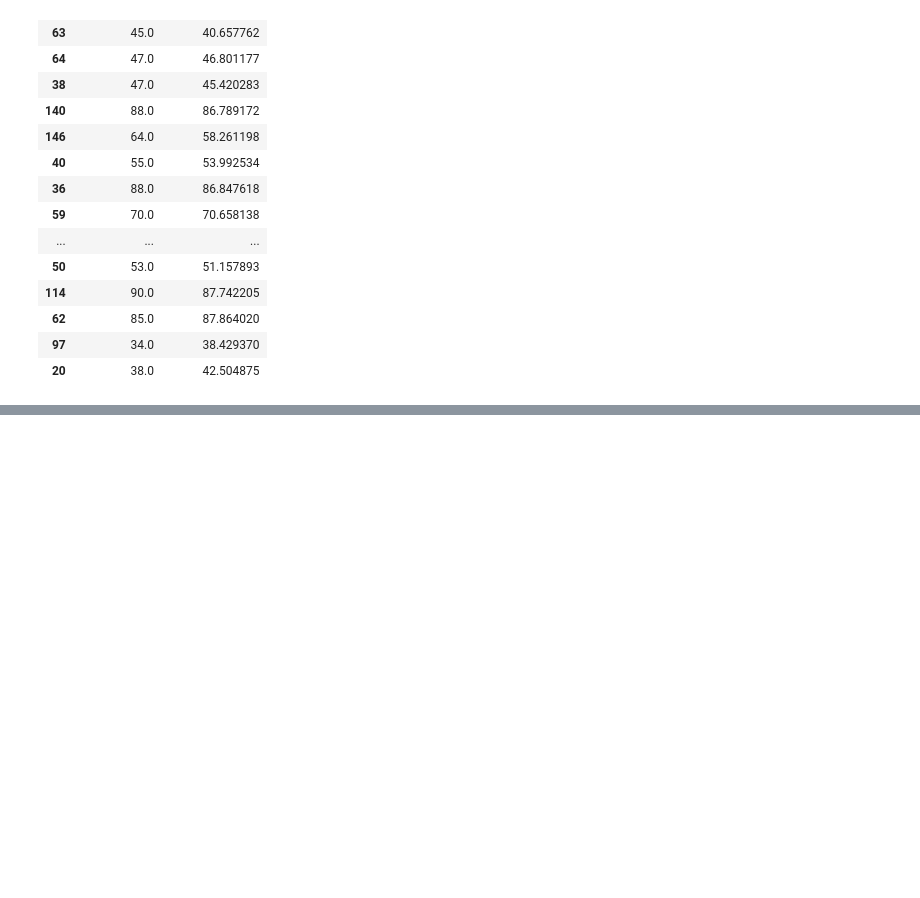
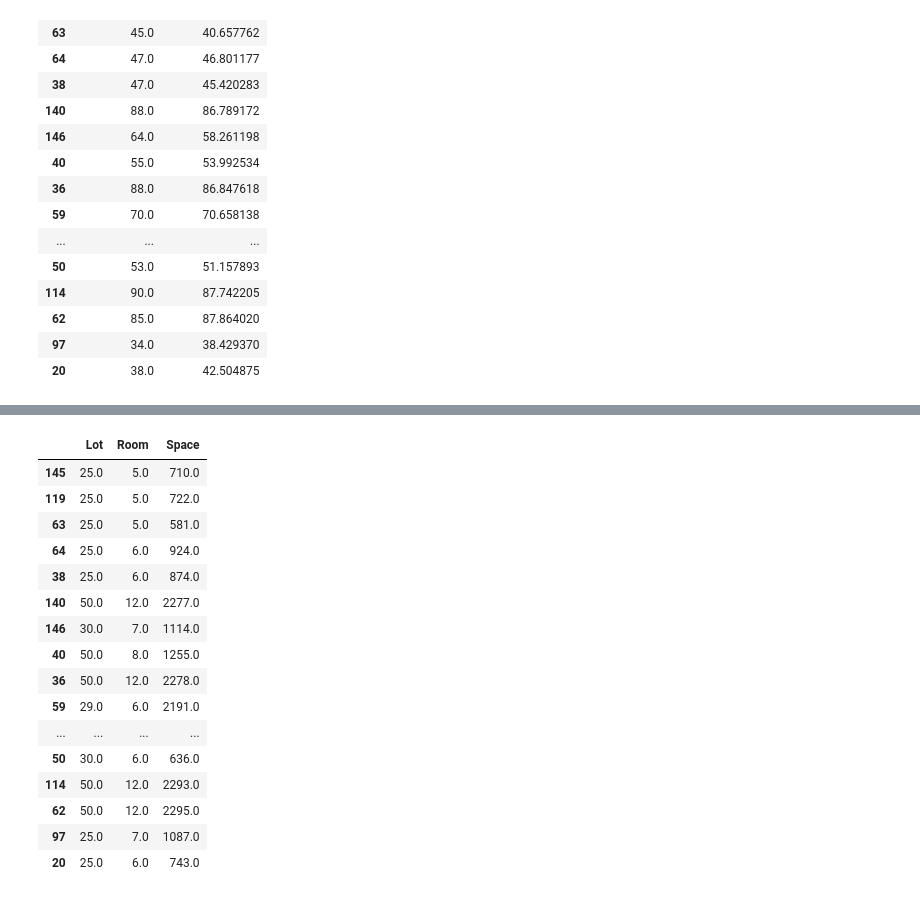
Before and after one commit to LLWICK/Chicago_House_Price_Prediction, a Jupyter notebook: ChicagoHousing.ipynb, the cells around one changed output, grey strips where cells are left out. Saved outputs shown, nothing was run; the diff lists cells and outputs as text; code cells hidden in the pictures; blank space fills up the shorter version.

```diff
--- a/ChicagoHousing.ipynb
+++ b/ChicagoHousing.ipynb
@@ -220,0 +239,20 @@ results_df
+# %%
+x_test
+# %% [output]
+|  | Lot | Room | Space |
+| 145 | 25.0 | 5.0 | 710.0 |
+| 119 | 25.0 | 5.0 | 722.0 |
+| 63 | 25.0 | 5.0 | 581.0 |
+| 64 | 25.0 | 6.0 | 924.0 |
+| 38 | 25.0 | 6.0 | 874.0 |
+| 140 | 50.0 | 12.0 | 2277.0 |
+| 146 | 30.0 | 7.0 | 1114.0 |
+| 40 | 50.0 | 8.0 | 1255.0 |
+| 36 | 50.0 | 12.0 | 2278.0 |
+| 59 | 29.0 | 6.0 | 2191.0 |
+| ... | ... | ... | ... |
+| 50 | 30.0 | 6.0 | 636.0 |
+| 114 | 50.0 | 12.0 | 2293.0 |
+| 62 | 50.0 | 12.0 | 2295.0 |
+| 97 | 25.0 | 7.0 | 1087.0 |
+| 20 | 25.0 | 6.0 | 743.0 |
```
Also changed, not shown: parts of 4 cells of this notebook, 1 other file.
